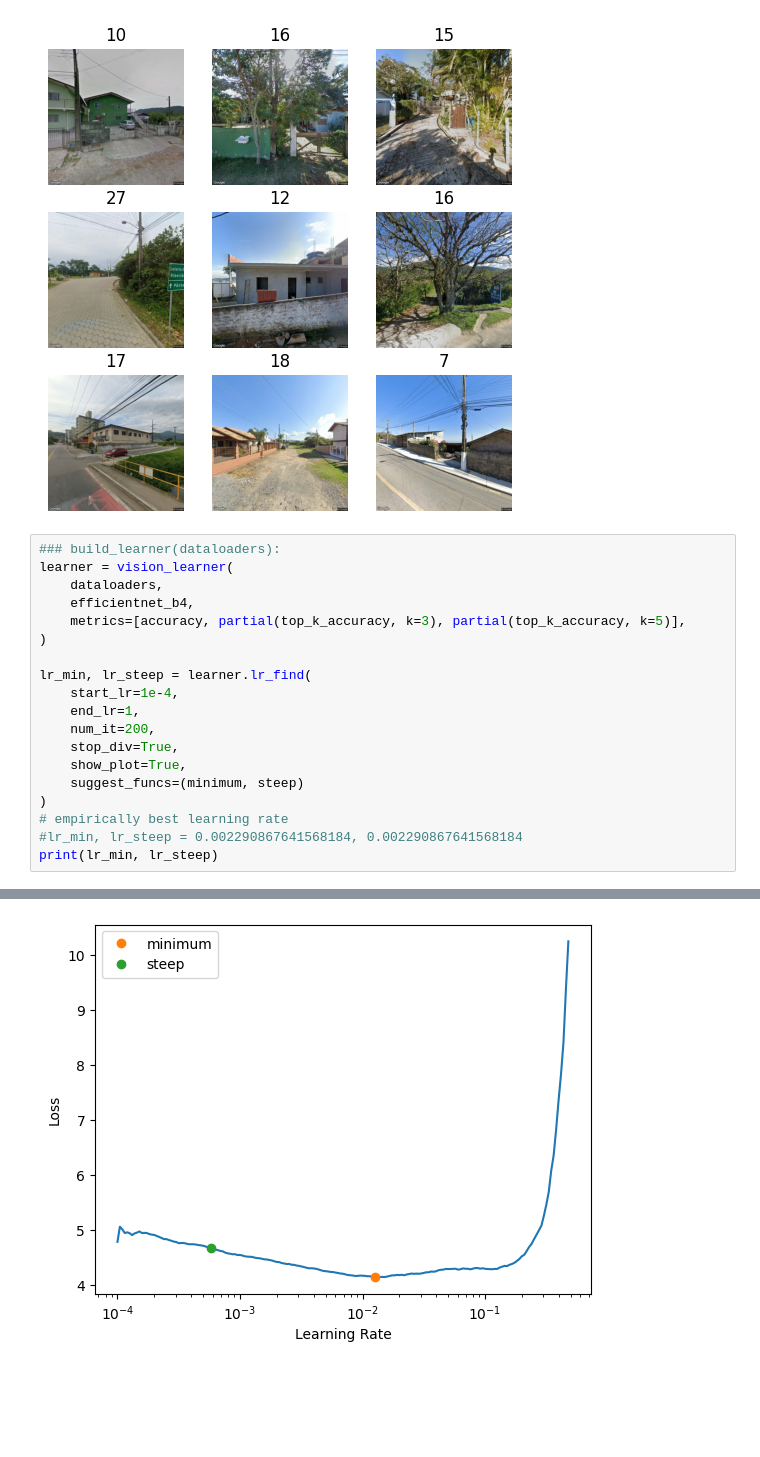
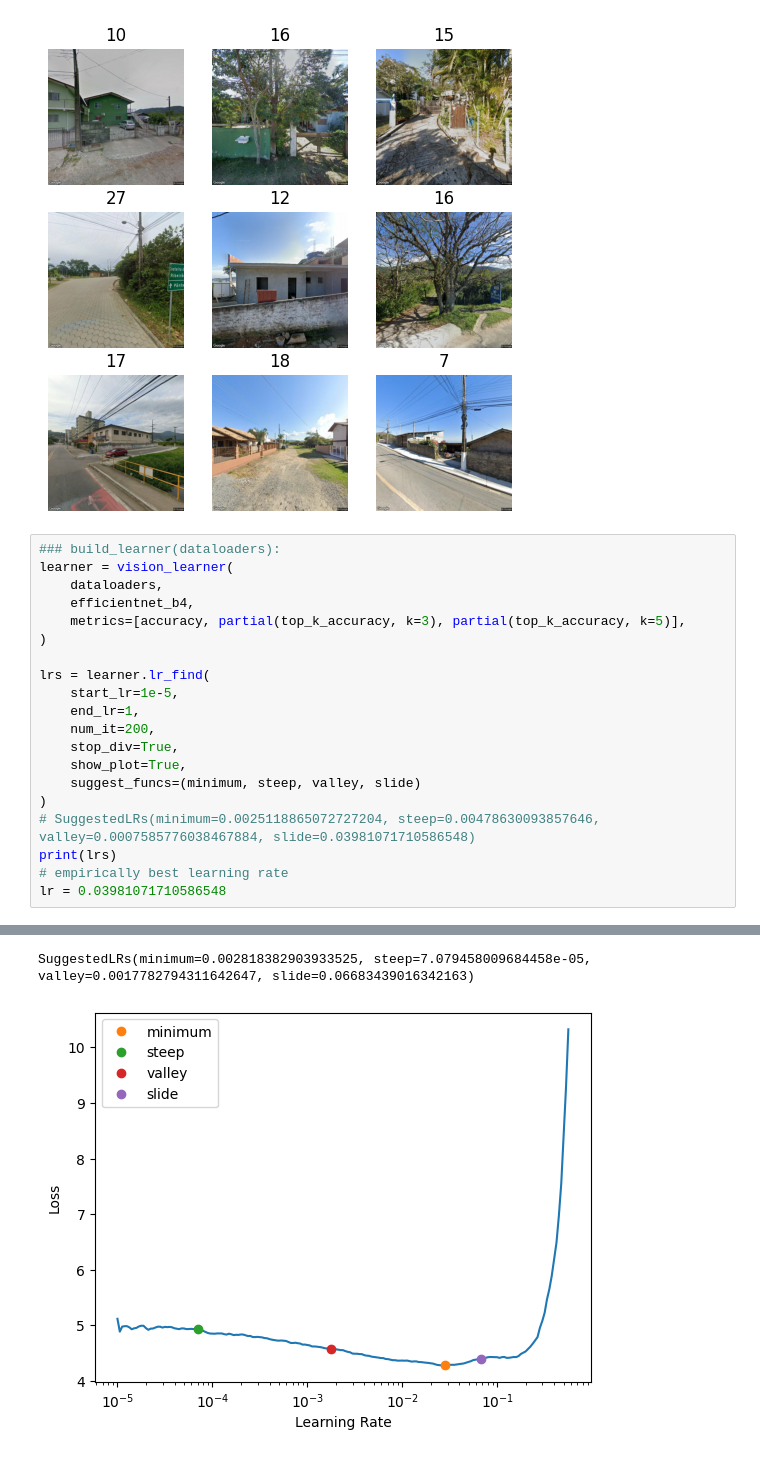
Before and after one commit to mr-samvel/floripa-guessr, a Jupyter notebook: trainer.ipynb, the cells around one changed output, grey strips where cells are left out. Drawn from its saved outputs; the diff is of its cells as text; blank space fills up the shorter version.

```diff
--- a/trainer.ipynb
+++ b/trainer.ipynb
@@ -82,25 +82,27 @@ dataloaders.valid.show_batch(max_n=9, figsize=(6,6))
 # %%
 ### build_learner(dataloaders):
 learner = vision_learner(
     dataloaders,
     efficientnet_b4,
     metrics=[accuracy, partial(top_k_accuracy, k=3), partial(top_k_accuracy, k=5)],
 )
 
-lr_min, lr_steep = learner.lr_find(
-    start_lr=1e-4,
+lrs = learner.lr_find(
+    start_lr=1e-5,
     end_lr=1,
     num_it=200,
     stop_div=True,
     show_plot=True,
-    suggest_funcs=(minimum, steep)
+    suggest_funcs=(minimum, steep, valley, slide)
 )
+# SuggestedLRs(minimum=0.0025118865072727204, steep=0.00478630093857646, valley=0.0007585776038467884, slide=0.03981071710586548)
+print(lrs)
 # empirically best learning rate
-#lr_min, lr_steep = 0.002290867641568184, 0.002290867641568184
-print(lr_min, lr_steep)
+lr = 0.03981071710586548
 # %% [output]
 [interactive output not drawn]
+SuggestedLRs(minimum=0.002818382903933525, steep=7.079458009684458e-05, valley=0.0017782794311642647, slide=0.06683439016342163)
-[figure, old version]
+[figure, new version]
 # %%
 ### train_learner(learner, lr_min, lr_steep):
 print("Starting training...")
```
Also changed, not shown: parts of 2 cells of this notebook, 2 other files.
